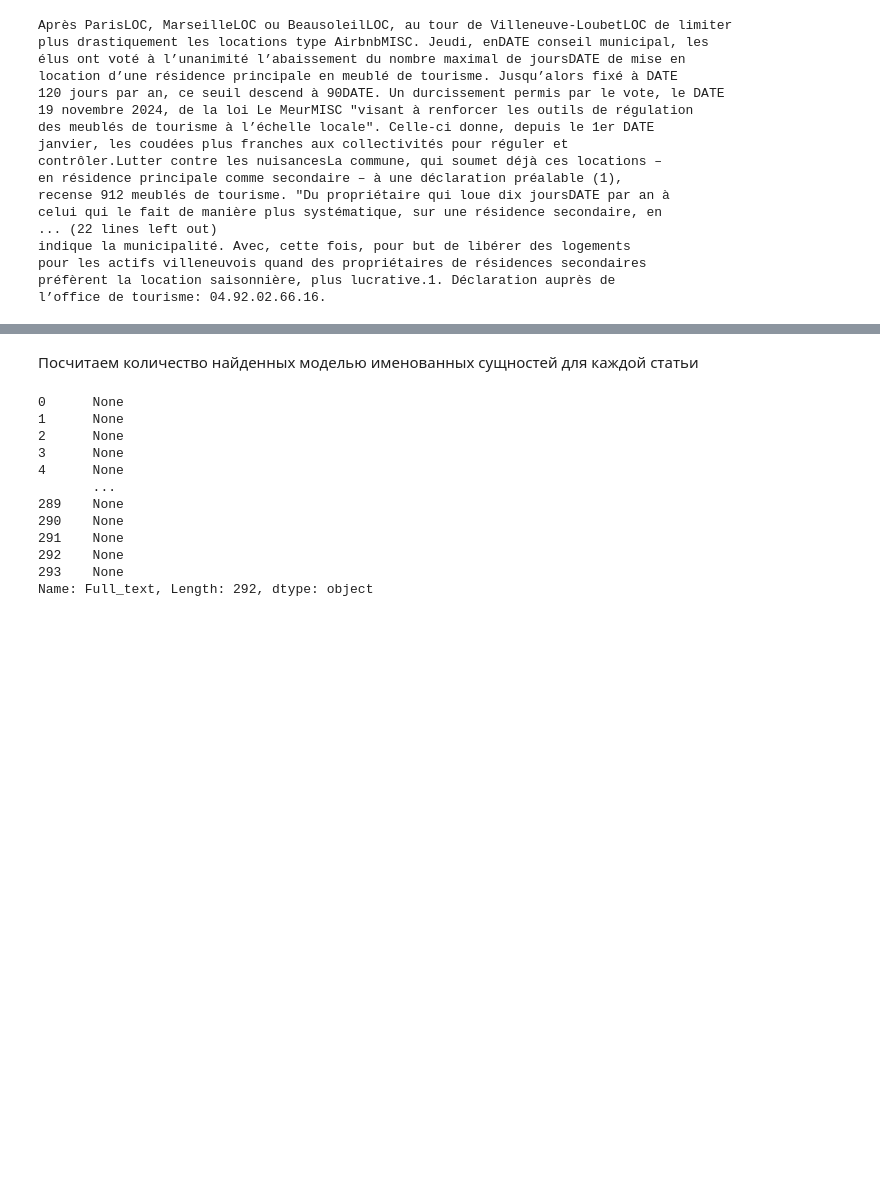
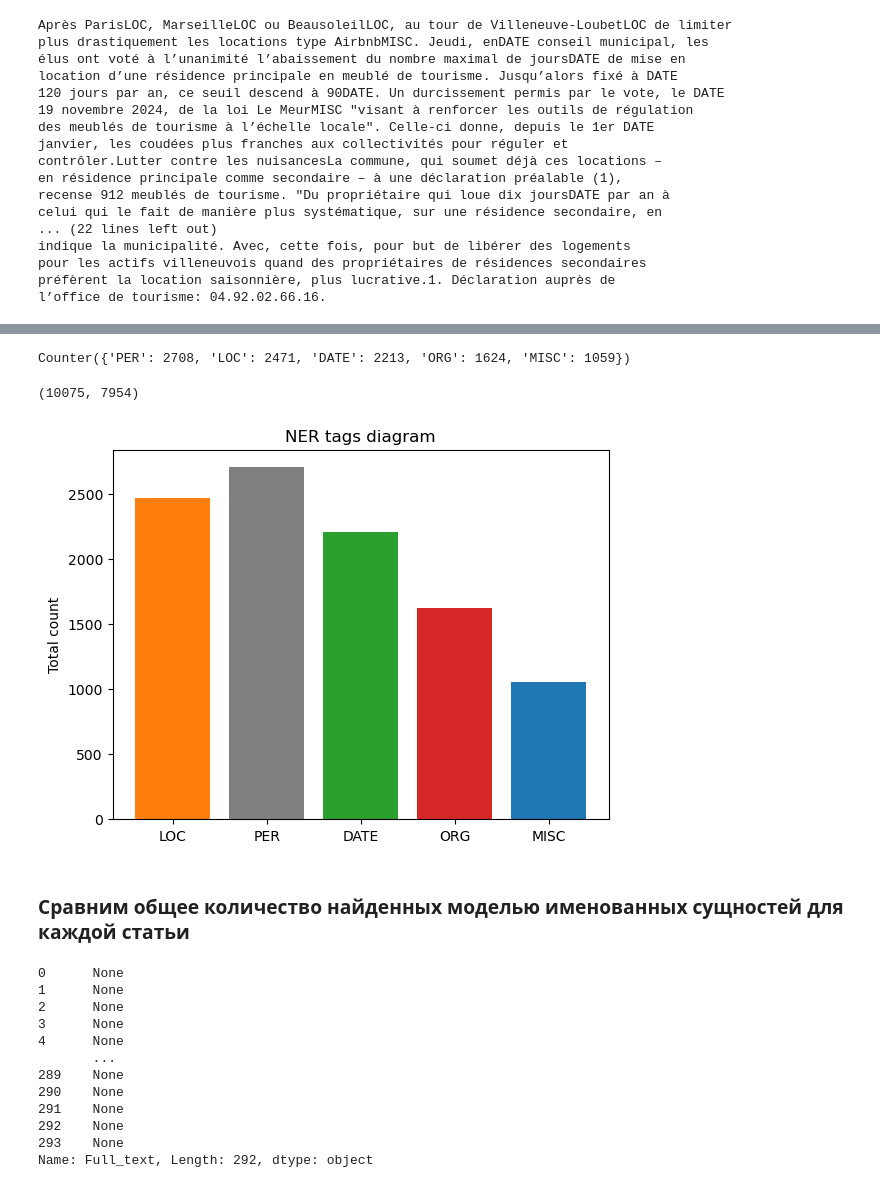
Before and after one commit to DzenGarden/Otus-ML, a Jupyter notebook: otus-nlp/Project/NER.for.news.dataset.ipynb, the cells around one changed output, grey strips where cells are left out. Cells and saved outputs as stored; diff of their text form; code cells hidden in the pictures; blank space fills up the shorter version.

```diff
--- a/otus-nlp/Project/NER.for.news.dataset.ipynb
+++ b/otus-nlp/Project/NER.for.news.dataset.ipynb
@@ -587,0 +679,7 @@ l’office de tourisme: 04.92.02.66.16.
+# %%
+# Defining a function to get tags list from pretrained BERT model output
+def get_bert_tags_list(out):
+    return [ d['entity_group'] for d in out]
+# %%
+bert_labels_total_series = pd.concat(pd.Series(get_bert_tags_list(camembert(row.Full_text))) for row in df_nm.itertuples())
+bert_labels_total_series
@@ -588,5 +699,18 @@ l’office de tourisme: 04.92.02.66.16.
+# %%
+bert_total_counter = Counter(bert_labels_total_series)
+bert_total_counter
+# %% [output]
+Counter({'PER': 2708, 'LOC': 2471, 'DATE': 2213, 'ORG': 1624, 'MISC': 1059})
+# %%
+bert_total_counter.total(), spacy_total_counter.total()
+# %% [output]
+(10075, 7954)
+# %%
+plot_bar(bert_total_counter)
+# %% [output]
+[figure, added]
 # %% [markdown]
-Посчитаем количество найденных моделью именованных сущностей для каждой статьи
+### Сравним общее количество найденных моделью именованных сущностей для каждой статьи
 # %%
 bert_results = []
 # %%
```
Also changed, not shown: parts of 16 cells of this notebook.
